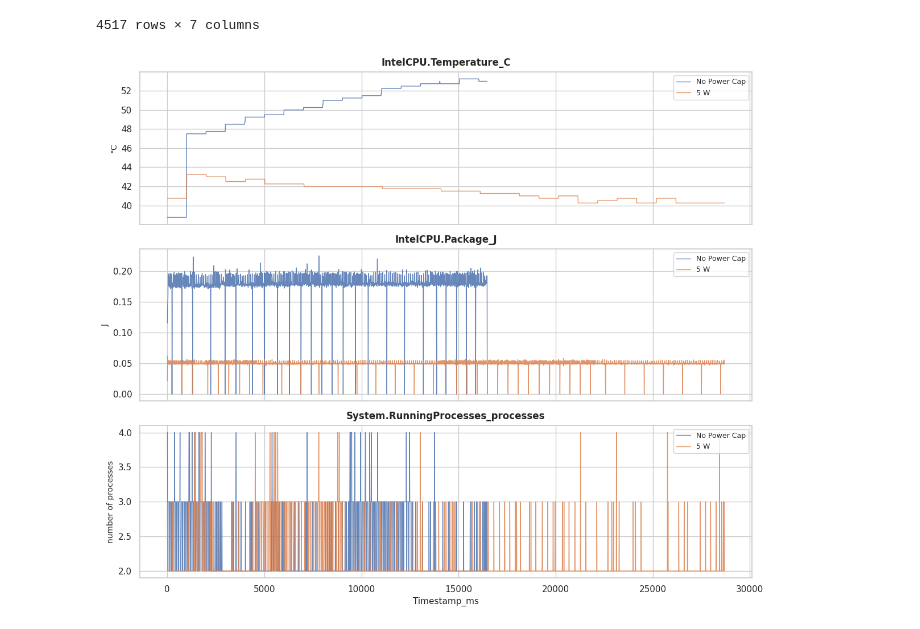
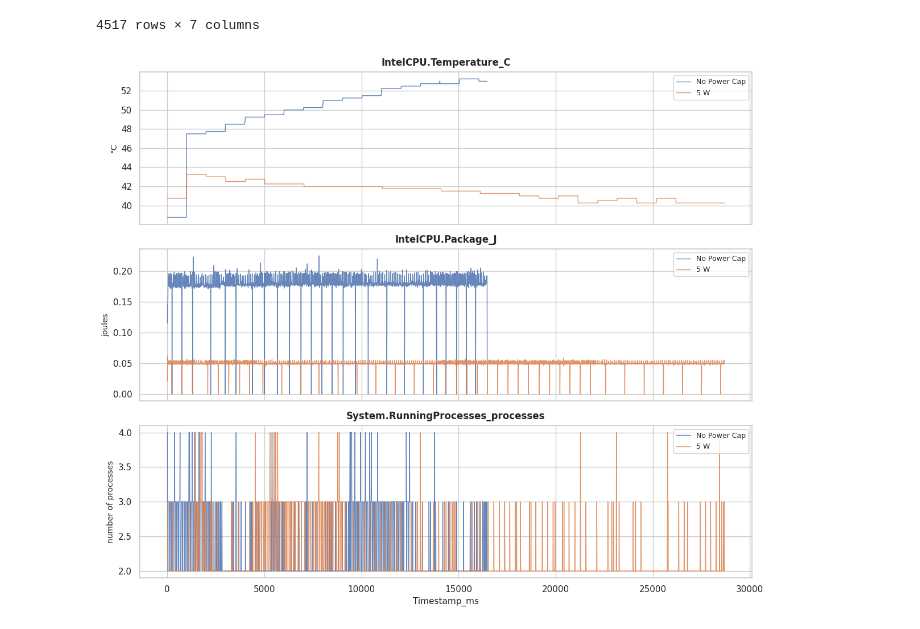
Before and after one commit to simaocunha71/GreenMeasurer, a Jupyter notebook: configurations-paper/plots/over-time.ipynb, the cells around one changed output. Cells and saved outputs as stored; diff of their text form; code cells hidden in the pictures.

```diff
--- a/configurations-paper/plots/over-time.ipynb
+++ b/configurations-paper/plots/over-time.ipynb
@@ -36,7 +36,7 @@ def plot_overtime_metrics(df: pd.DataFrame, save_path: str = None):
     # Ensure numeric types and drop invalid rows if any
     metrics = [
         ("IntelCPU.Temperature_C", "°C"),
-        ("IntelCPU.Package_J", "J"),
+        ("IntelCPU.Package_J", "joules"),
         ("System.RunningProcesses_processes", "number of processes"),
     ]
     for col, _ in metrics:
@@ -58,31 +58,31 @@ def plot_overtime_metrics(df: pd.DataFrame, save_path: str = None):
     for ax, (col, unit) in zip(axes, metrics):
         sns.lineplot(
             data=df_plot,
             x="Timestamp_ms",
             y=col,
             hue="Powercap_Label",
             palette=palette,
             linewidth=1.0,
             alpha=0.85,
             ax=ax,
         )
         ax.set_title(col, fontsize=12, fontweight="bold", pad=8)
         ax.set_ylabel(unit, fontsize=10)
         ax.legend(
             title="", loc="upper right", fontsize=9, title_fontsize=10
         )
 
     axes[-1].set_xlabel("Timestamp_ms", fontsize=11)
 
     plt.tight_layout()
 
     if save_path:
         plt.savefig(save_path, dpi=300, bbox_inches="tight")
 
     plt.show()
 
 
 # Example usage with your df:
 plot_overtime_metrics(df, save_path="over-time.pdf")
 # %% [output]
-[figure, old version]
+[figure, new version]
```
Also changed, not shown: 20 other files.
